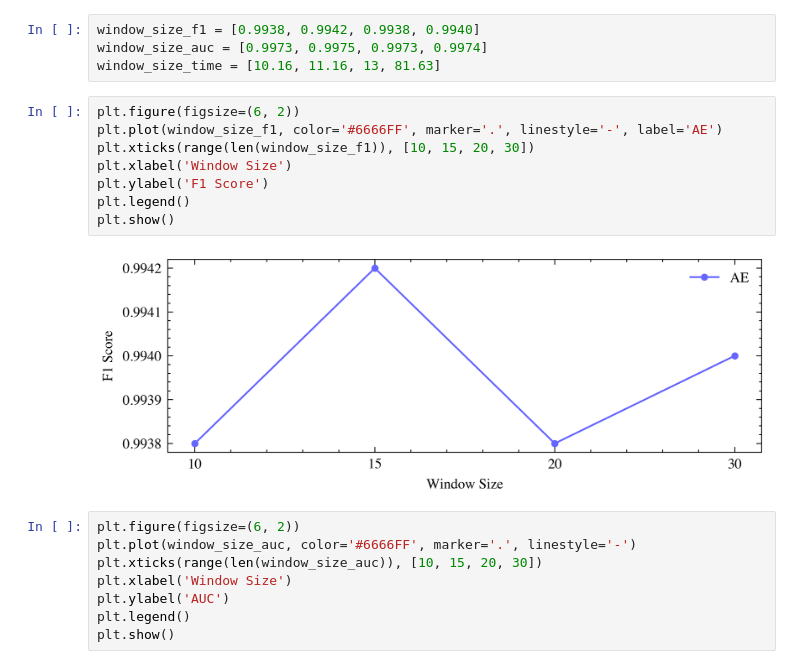
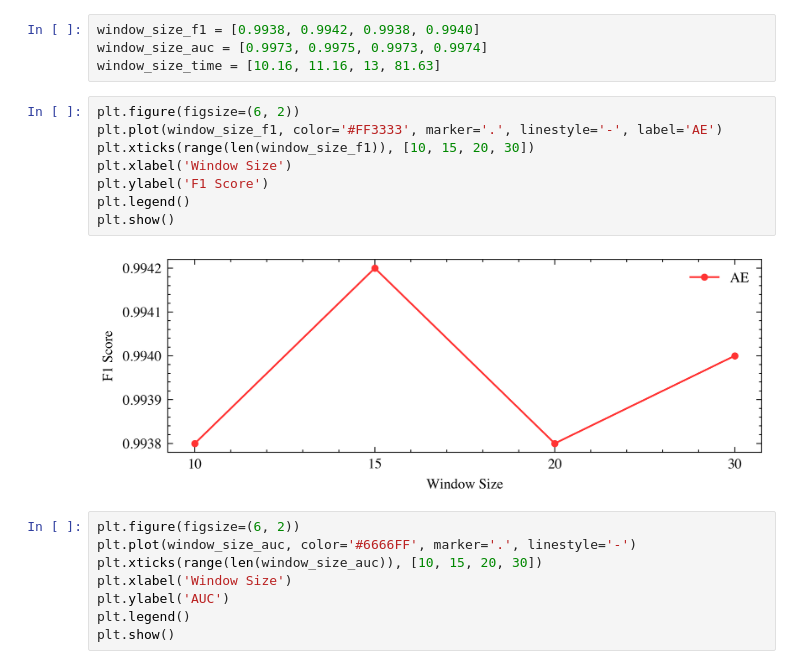
Before and after one commit to KL-DL-ML/federated-learning-autoencoder-anomaly-detection, a Jupyter notebook: evaluation.ipynb, the cells around one changed output. Saved outputs shown, nothing was run; the diff lists cells and outputs as text.

```diff
--- a/evaluation.ipynb
+++ b/evaluation.ipynb
@@ -19,14 +19,14 @@ window_size_auc = [0.9973, 0.9975, 0.9973, 0.9974]
 window_size_time = [10.16, 11.16, 13, 81.63]
 # %%
 plt.figure(figsize=(6, 2))
-plt.plot(window_size_f1, color='#6666FF', marker='.', linestyle='-', label='AE')
+plt.plot(window_size_f1, color='#FF3333', marker='.', linestyle='-', label='AE')
 plt.xticks(range(len(window_size_f1)), [10, 15, 20, 30])
 plt.xlabel('Window Size')
 plt.ylabel('F1 Score')
 plt.legend()
 plt.show()
 # %% [output]
-[figure, old version]
+[figure, new version]
 # %%
 plt.figure(figsize=(6, 2))
 plt.plot(window_size_auc, color='#6666FF', marker='.', linestyle='-')
```
Also changed, not shown: parts of 1 cell of this notebook, 10 other files.
